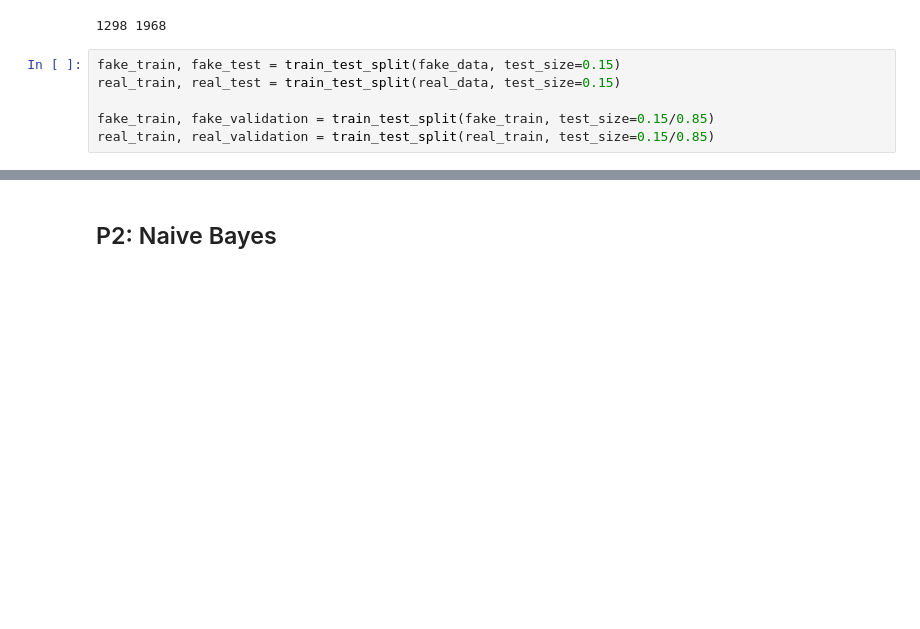
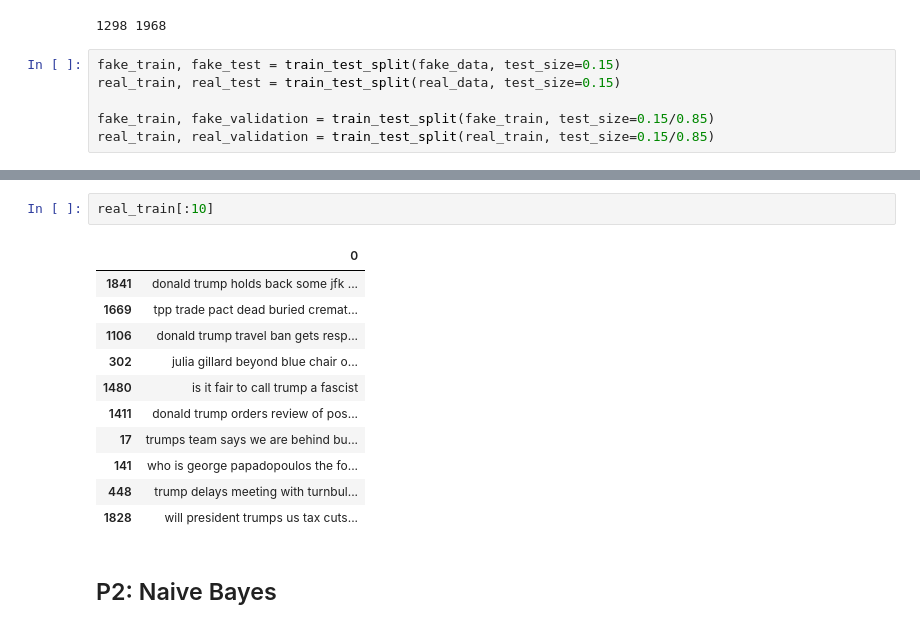
Before and after one commit to cdalizadeh/fake_news, a Jupyter notebook: CSC411_A3.ipynb, the cells around one changed output, grey strips where cells are left out. Drawn from its saved outputs; the diff is of its cells as text; blank space fills up the shorter version.

```diff
--- a/CSC411_A3.ipynb
+++ b/CSC411_A3.ipynb
@@ -29,3 +45,17 @@ print len(fake_train), len(real_train)
+# %%
+real_train[:10]
+# %% [output]
+|  | 0 |
+| 1841 | donald trump holds back some jfk ... |
+| 1669 | tpp trade pact dead buried cremat... |
+| 1106 | donald trump travel ban gets resp... |
+| 302 | julia gillard beyond blue chair o... |
+| 1480 | is it fair to call trump a fascist |
+| 1411 | donald trump orders review of pos... |
+| 17 | trumps team says we are behind bu... |
+| 141 | who is george papadopoulos the fo... |
+| 448 | trump delays meeting with turnbul... |
+| 1828 | will president trumps us tax cuts... |
 # %% [markdown]
 ## P2: Naive Bayes
 # %%
```
Also changed, not shown: parts of 15 cells of this notebook, 6 other files.
